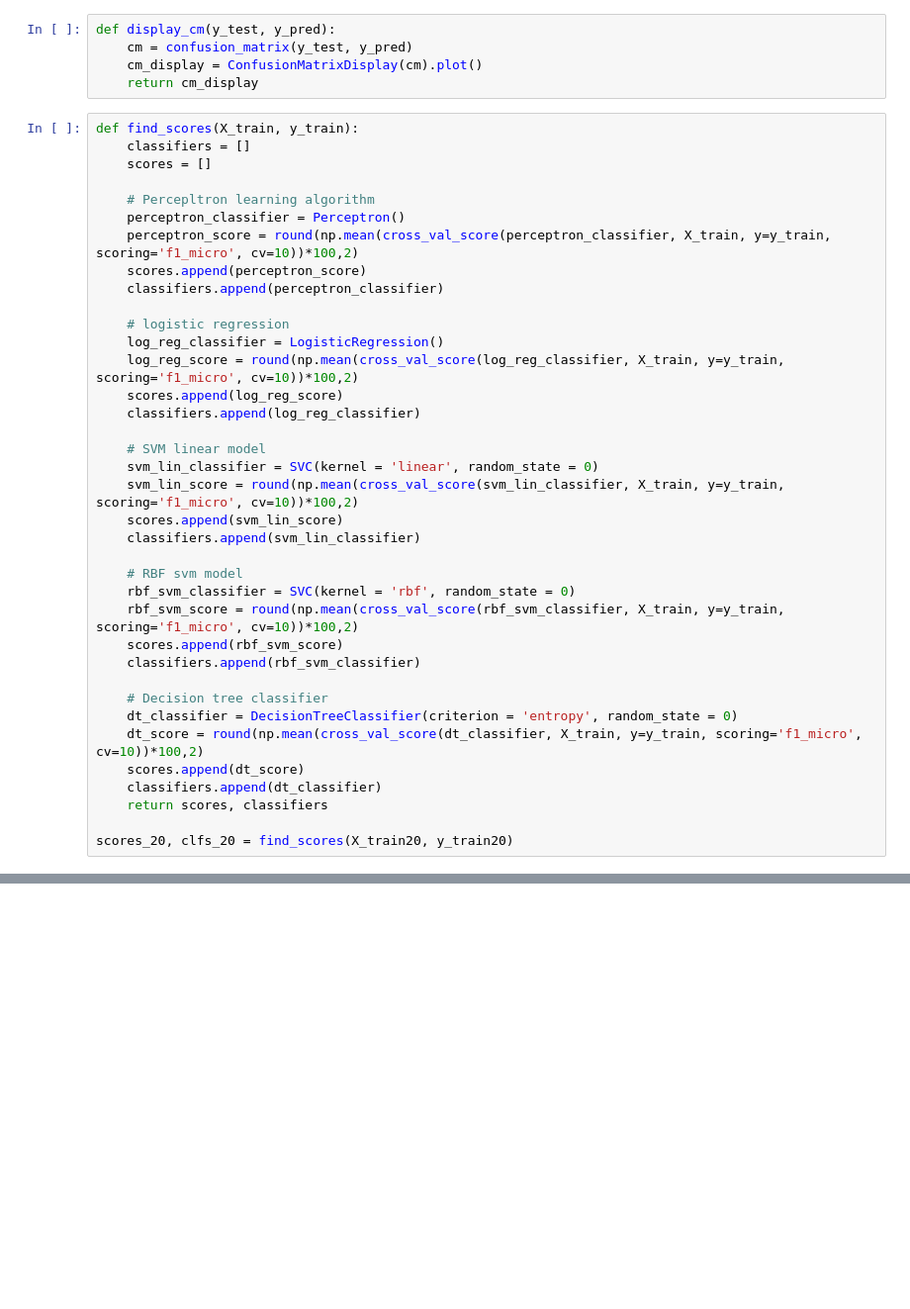
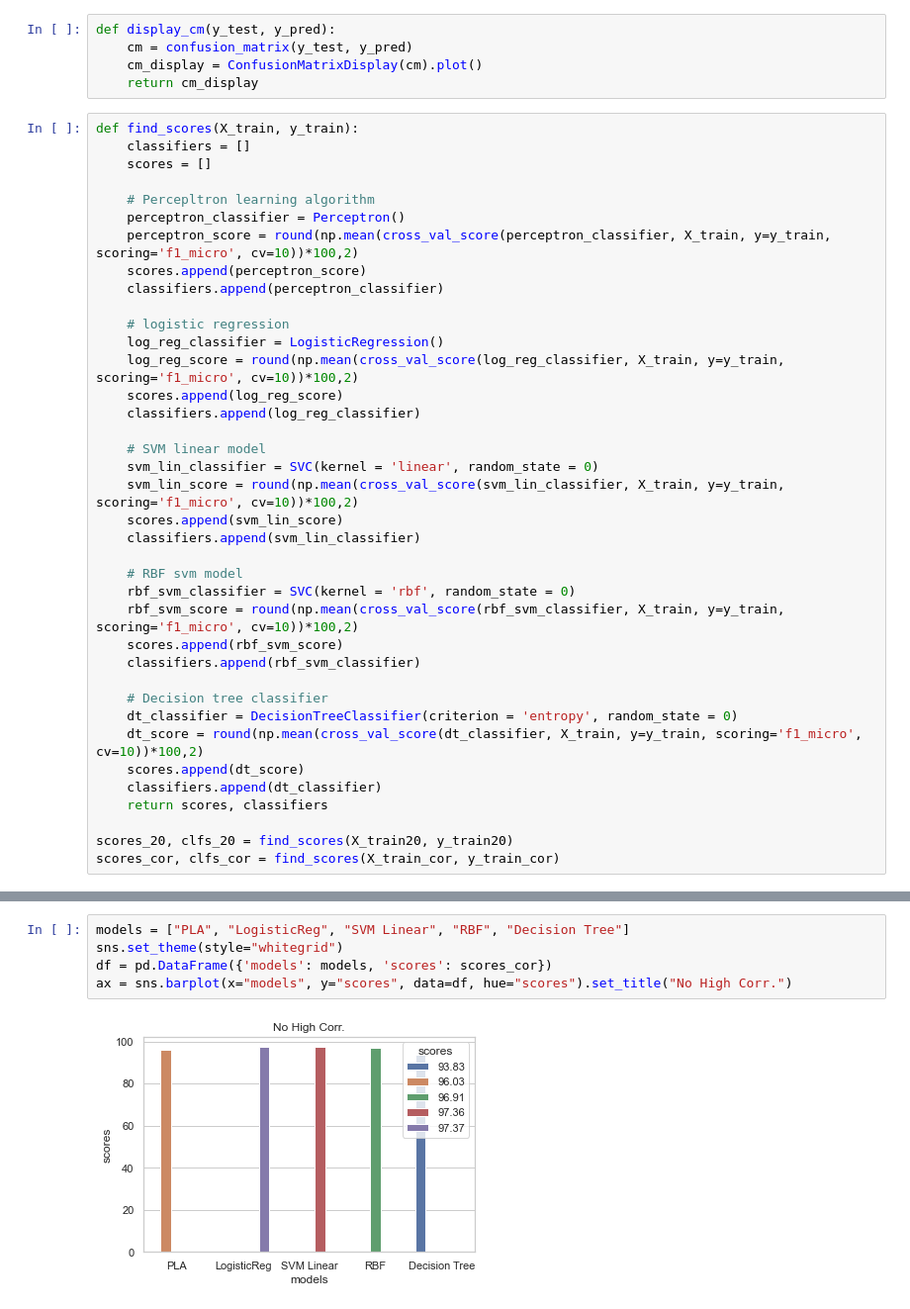
Before and after one commit to muhammed-oztel/CSE4088_ML_Term_Project, a Jupyter notebook: data.ipynb, the cells around one changed output, grey strips where cells are left out. Shown at 99% size. Saved outputs shown, nothing was run; the diff lists cells and outputs as text; blank space fills up the shorter version.

```diff
--- a/data.ipynb
+++ b/data.ipynb
@@ -184,4 +194,5 @@ def find_scores(X_train, y_train):
     return scores, classifiers
 
 scores_20, clfs_20 = find_scores(X_train20, y_train20)
+scores_cor, clfs_cor = find_scores(X_train_cor, y_train_cor)
 # %%
@@ -197,0 +209,7 @@ ax = sns.barplot(x="models", y="scores", data=df, hue="scores")
+# %%
+models = ["PLA", "LogisticReg", "SVM Linear", "RBF", "Decision Tree"]
+sns.set_theme(style="whitegrid")
+df = pd.DataFrame({'models': models, 'scores': scores_cor})
+ax = sns.barplot(x="models", y="scores", data=df, hue="scores").set_title("No High Corr.")
+# %% [output]
+[figure, added]
```
Also changed, not shown: parts of 4 cells of this notebook.
